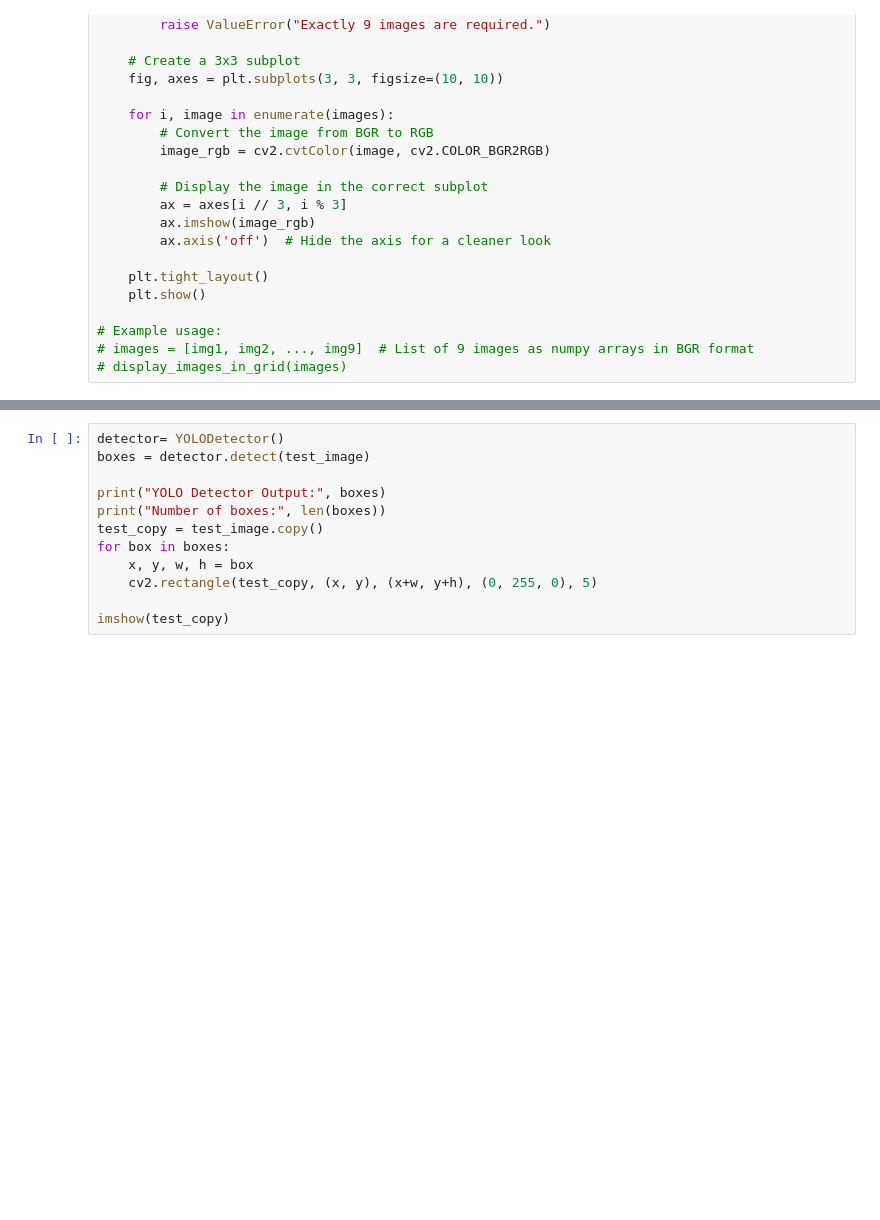
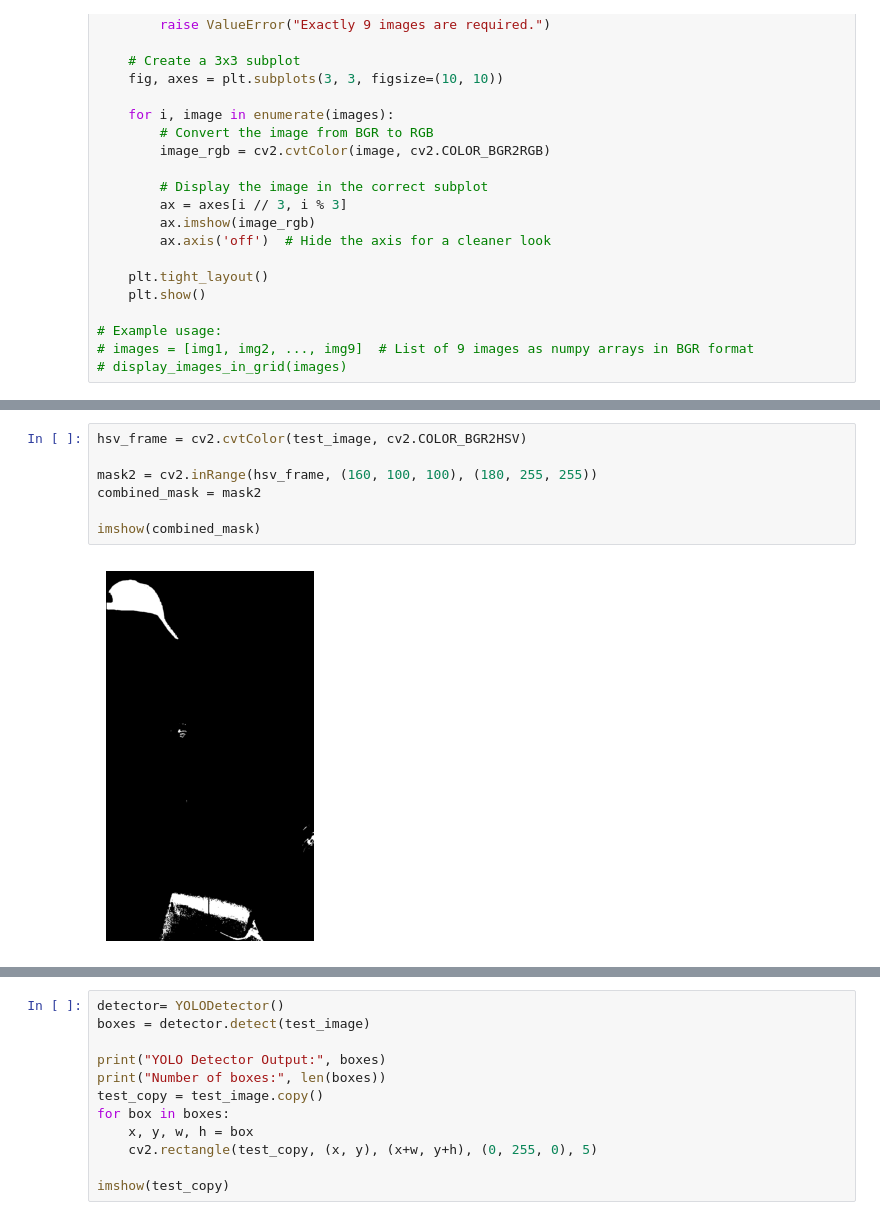
Before and after one commit to Mathixx/INF573-MakeBenardDisappear, a Jupyter notebook: test_detectors.ipynb, the cells around one changed output, grey strips where cells are left out. Saved outputs shown, nothing was run; the diff lists cells and outputs as text; blank space fills up the shorter version.

```diff
--- a/test_detectors.ipynb
+++ b/test_detectors.ipynb
@@ -99,0 +102,9 @@ Red Cap Detector Output: [(2469, 1309, 373, 193)]
+# %%
+hsv_frame = cv2.cvtColor(test_image, cv2.COLOR_BGR2HSV)
+
+mask2 = cv2.inRange(hsv_frame, (160, 100, 100), (180, 255, 255))
+combined_mask = mask2
+
+imshow(combined_mask)
+# %% [output]
+[figure, added]
```
Also changed, not shown: parts of 9 cells of this notebook, 12 other files.
